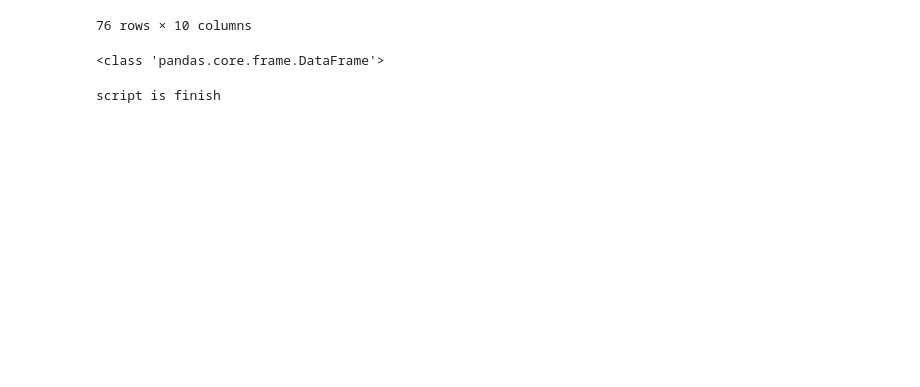
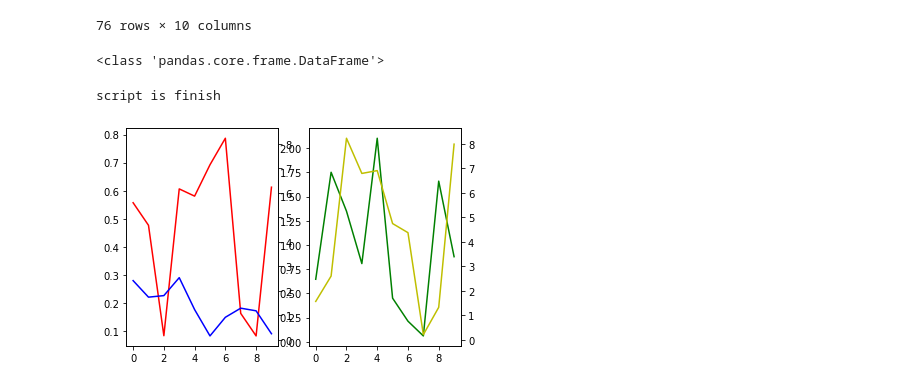
Before and after one commit to snowex-hackweek/snowmelt-timing, a Jupyter notebook: contributors/megan/create-csv.ipynb, the cells around one changed output. Drawn from its saved outputs; the diff is of its cells as text; code cells hidden in the pictures; blank space fills up the shorter version.

Commit message:
plotting example on create-csv

```diff
--- a/contributors/megan/create-csv.ipynb
+++ b/contributors/megan/create-csv.ipynb
@@ -47,3 +47,25 @@ ct.to_csv('../../data/snowpits/countyline-tree_swe.csv', sep=',', index=False, n
 print('script is finish')
 # %% [output]
 script is finish
+# %%
+from numpy.random import rand
+import matplotlib
+
+import matplotlib.pyplot as plt
+
+# create all axes we need
+ax0 = plt.subplot(121)
+ax1 = ax0.twinx()
+ax2 = plt.subplot(122)
+ax3 = ax2.twinx()
+
+# share the secondary axes
+ax1.get_shared_y_axes().join(ax1, ax3)
+
+ax0.plot(rand(1) * rand(10),'r')
+ax1.plot(10*rand(1) * rand(10),'b')
+ax2.plot(3*rand(1) * rand(10),'g')
+ax3.plot(10*rand(1) * rand(10),'y')
+plt.show()
+# %% [output]
+[figure, added]
```
